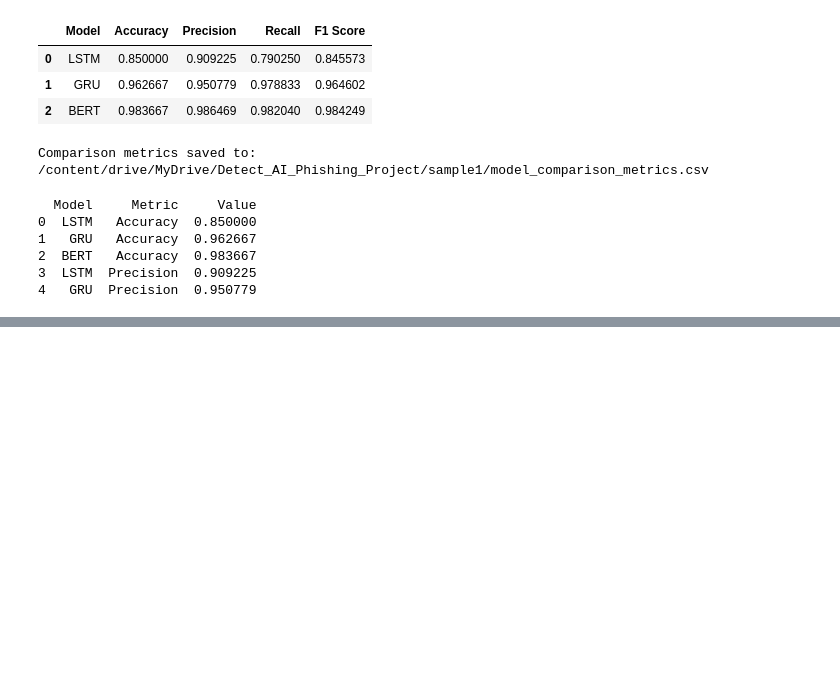
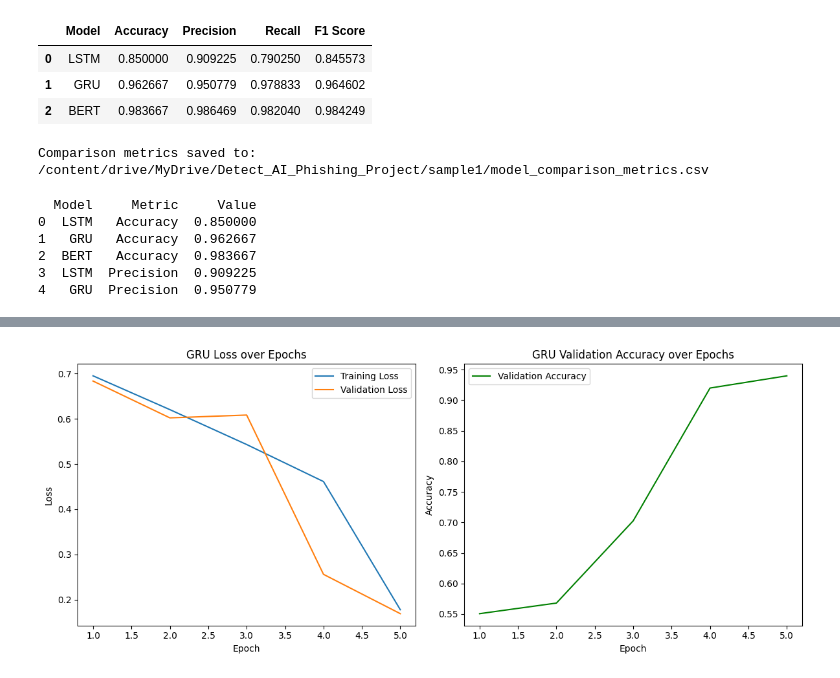
Before and after one commit to kushalshah0/colab_tools, a Jupyter notebook: ai-generated-phishing-emails-detection.ipynb, the cells around one changed output, grey strips where cells are left out. Saved outputs shown, nothing was run; the diff lists cells and outputs as text; code cells hidden in the pictures; blank space fills up the shorter version.

```diff
--- a/ai-generated-phishing-emails-detection.ipynb
+++ b/ai-generated-phishing-emails-detection.ipynb
@@ -432,7 +433,7 @@ LSTM model saved to: /content/drive/MyDrive/Detect_AI_Phishing_Project/sample1/l
 # %%
 #@title Train & Evaluate GRU Baseline
 gru_model = GRUClassifier(vocab_size=MAX_VOCAB_SIZE)
-gru_model = train_rnn(gru_model, train_loader_rnn, val_loader_rnn)
+gru_model, gru_train_losses, gru_val_losses, gru_val_accuracies = train_rnn(gru_model, train_loader_rnn, val_loader_rnn)
 
 gru_results = evaluate_rnn(gru_model, test_loader_rnn)
 gru_metrics = gru_results["metrics"]
@@ -907,0 +934,26 @@ plt.savefig(f"{BASE_DIR}/{SAMPLE_NAME}/roc_curve_comparison.png")
+# %%
+import matplotlib.pyplot as plt
+
+# Plot Loss for GRU
+plt.figure(figsize=(12, 5))
+plt.subplot(1, 2, 1)
+plt.plot(range(1, len(gru_train_losses) + 1), gru_train_losses, label='Training Loss')
+plt.plot(range(1, len(gru_val_losses) + 1), gru_val_losses, label='Validation Loss')
+plt.title('GRU Loss over Epochs')
+plt.xlabel('Epoch')
+plt.ylabel('Loss')
+plt.legend()
+
+# Plot Accuracy for GRU
+plt.subplot(1, 2, 2)
+plt.plot(range(1, len(gru_val_accuracies) + 1), gru_val_accuracies, label='Validation Accuracy', color='green')
+plt.title('GRU Validation Accuracy over Epochs')
+plt.xlabel('Epoch')
+plt.ylabel('Accuracy')
+plt.legend()
+
+plt.tight_layout()
+plt.savefig(f"{BASE_DIR}/{SAMPLE_NAME}/gru_loss_accuracy_epochs.png")
+plt.show()
+# %% [output]
+[figure, added]
```
Also changed, not shown: parts of 12 cells of this notebook.
